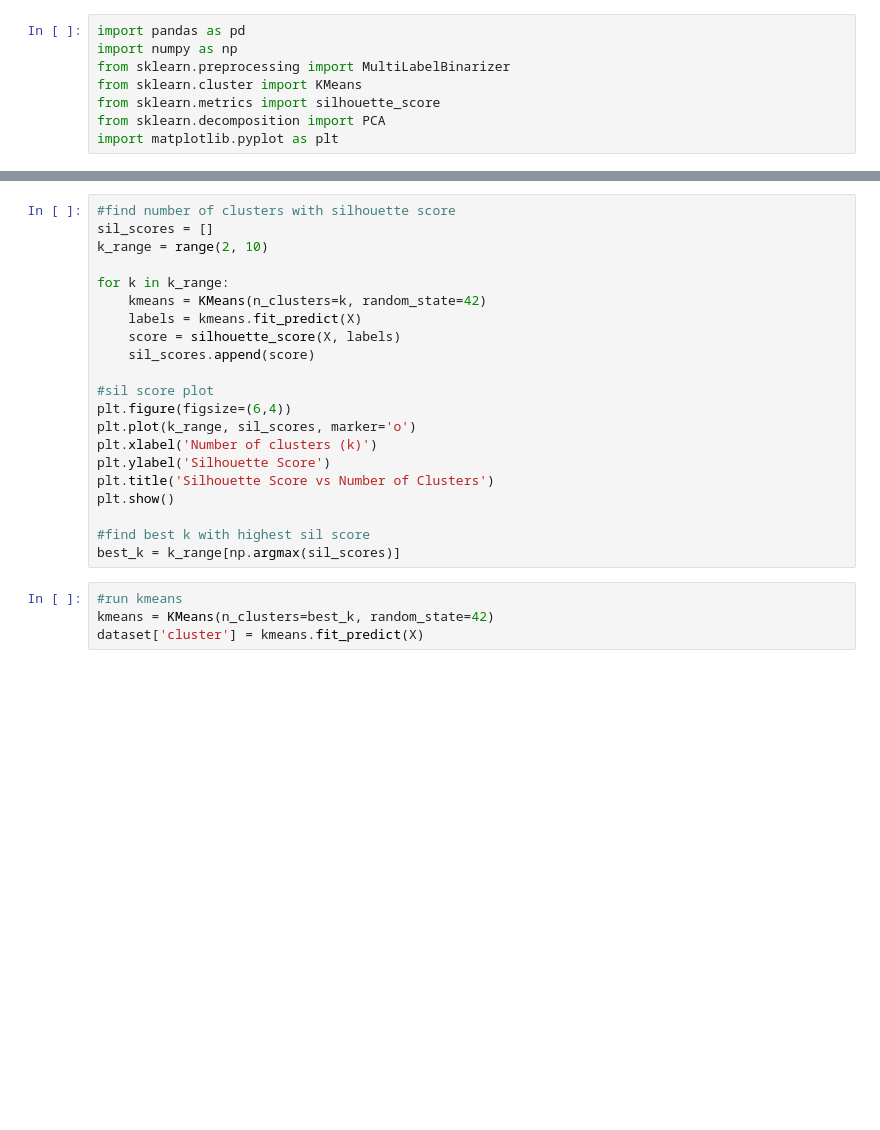
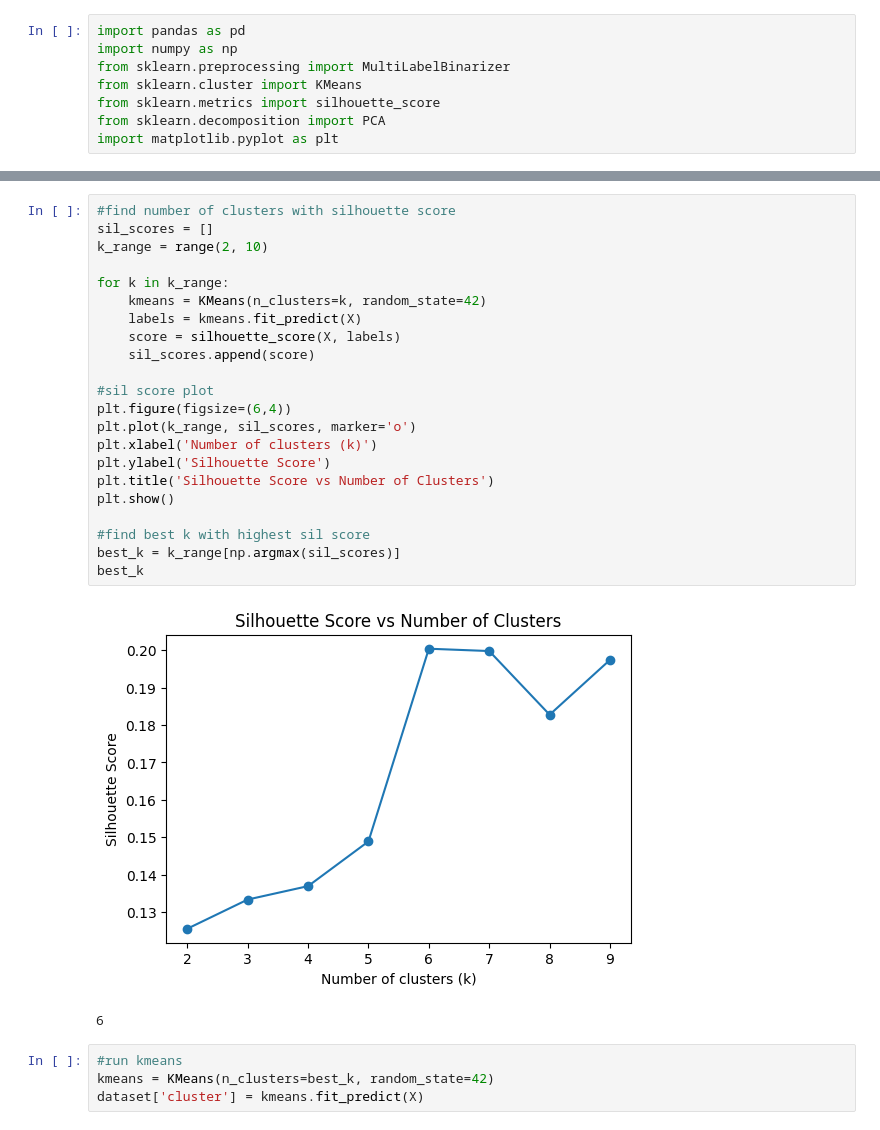
Before and after one commit to RobertDragneel/JobLens, a Jupyter notebook: KMeans.ipynb, the cells around one changed output, grey strips where cells are left out. Cells and saved outputs as stored; diff of their text form; blank space fills up the shorter version.

```diff
--- a/KMeans.ipynb
+++ b/KMeans.ipynb
@@ -26,24 +35,28 @@ X.shape
 # %%
 #find number of clusters with silhouette score
 sil_scores = []
 k_range = range(2, 10)
 
 for k in k_range:
     kmeans = KMeans(n_clusters=k, random_state=42)
     labels = kmeans.fit_predict(X)
     score = silhouette_score(X, labels)
     sil_scores.append(score)
 
 #sil score plot
 plt.figure(figsize=(6,4))
 plt.plot(k_range, sil_scores, marker='o')
 plt.xlabel('Number of clusters (k)')
 plt.ylabel('Silhouette Score')
 plt.title('Silhouette Score vs Number of Clusters')
 plt.show()
 
 #find best k with highest sil score
 best_k = k_range[np.argmax(sil_scores)]
+best_k
+# %% [output]
+[figure, added]
+6
 # %%
 #run kmeans
 kmeans = KMeans(n_clusters=best_k, random_state=42)
```
Also changed, not shown: parts of 5 cells of this notebook, 1 other file.
